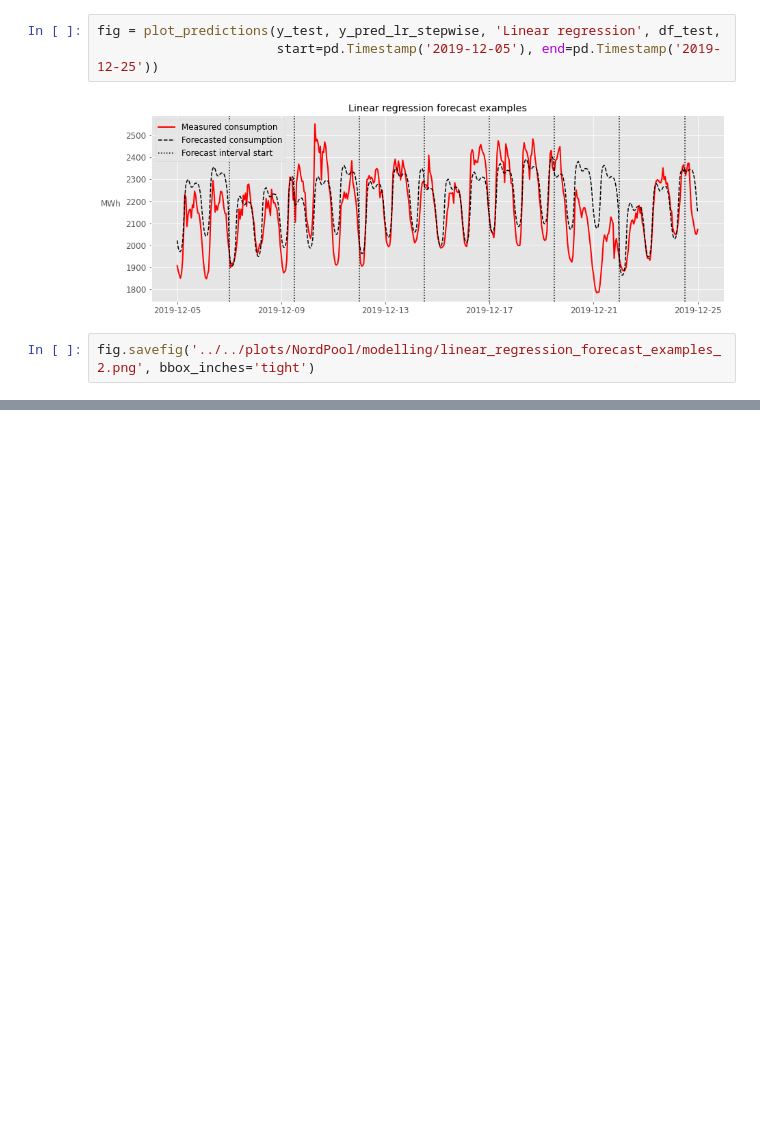
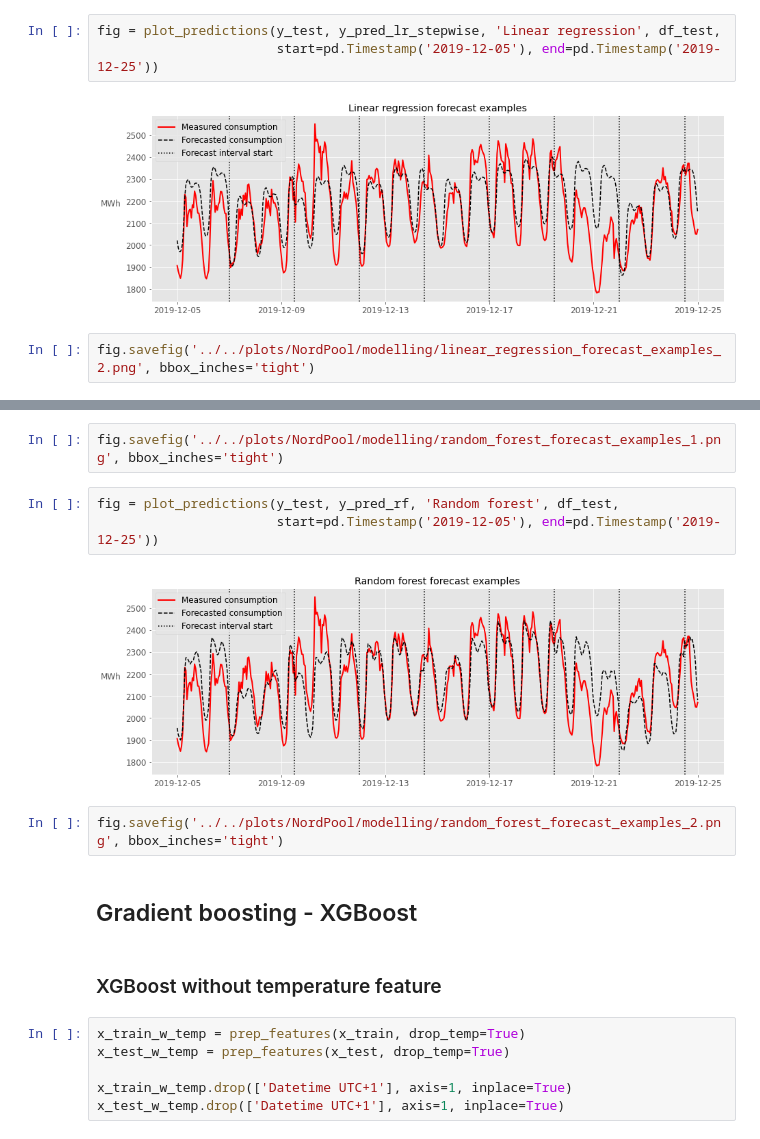
Before and after one commit to Itera/load-forecasting, a Jupyter notebook: notebooks/modelling/nordpool_short_term_forecasting.ipynb, the cells around one changed output, grey strips where cells are left out. Drawn from its saved outputs; the diff is of its cells as text; blank space fills up the shorter version.

```diff
--- a/notebooks/modelling/nordpool_short_term_forecasting.ipynb
+++ b/notebooks/modelling/nordpool_short_term_forecasting.ipynb
@@ -267,0 +455,19 @@ fig.savefig('../../plots/NordPool/modelling/linear_regression_forecast_examples_
+# %%
+fig.savefig('../../plots/NordPool/modelling/random_forest_forecast_examples_1.png', bbox_inches='tight')
+# %%
+fig = plot_predictions(y_test, y_pred_rf, 'Random forest', df_test,
+                       start=pd.Timestamp('2019-12-05'), end=pd.Timestamp('2019-12-25'))
+# %% [output]
+[figure, added]
+# %%
+fig.savefig('../../plots/NordPool/modelling/random_forest_forecast_examples_2.png', bbox_inches='tight')
+# %% [markdown]
+## Gradient boosting - XGBoost <a name="xgboost"></a>
+# %% [markdown]
+### XGBoost without temperature feature
+# %%
+x_train_w_temp = prep_features(x_train, drop_temp=True)
+x_test_w_temp = prep_features(x_test, drop_temp=True)
+
+x_train_w_temp.drop(['Datetime UTC+1'], axis=1, inplace=True)
+x_test_w_temp.drop(['Datetime UTC+1'], axis=1, inplace=True)
```
Also changed, not shown: parts of 132 cells of this notebook, 18 other files.
